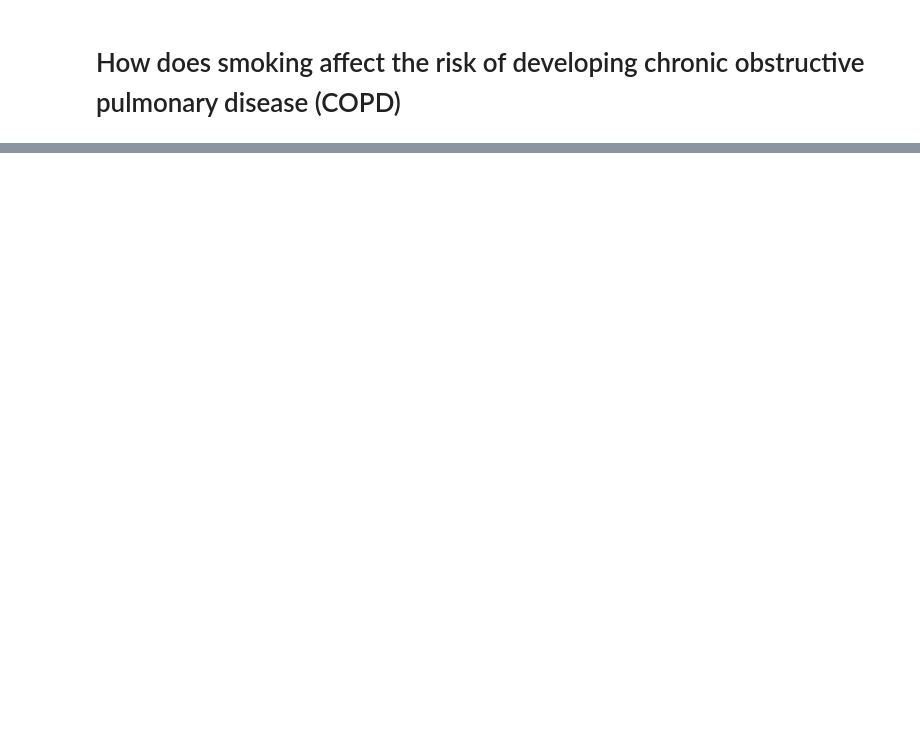
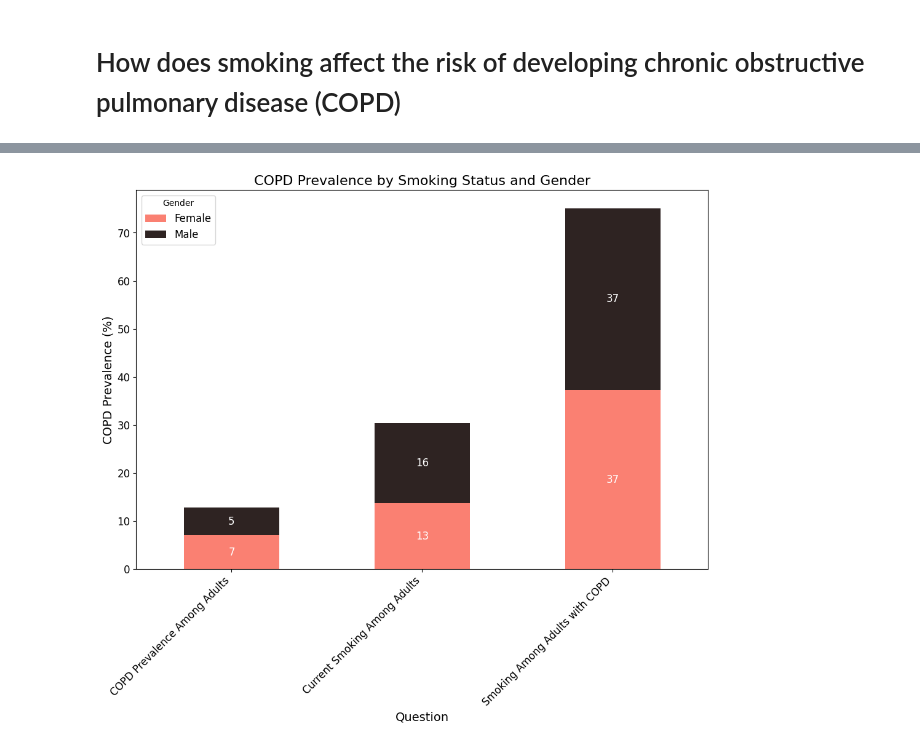
Before and after one commit to DWallace740/project3team11, a Jupyter notebook: Individual Notebooks/VictoriaNotebook.ipynb, the cells around one changed output, grey strips where cells are left out. Saved outputs shown, nothing was run; the diff lists cells and outputs as text; code cells hidden in the pictures; blank space fills up the shorter version.

```diff
--- a/Individual Notebooks/VictoriaNotebook.ipynb
+++ b/Individual Notebooks/VictoriaNotebook.ipynb
@@ -337,0 +350,62 @@ plt.show()
+# %%
+import matplotlib.pyplot as plt
+import seaborn as sns
+import pandas as pd
+
+# Assuming 'smoking_copd_data' is your DataFrame with the necessary data
+# Filter data to exclude 'Unknown' sex and only include relevant questions
+smoking_copd_data = smoking_copd_data[smoking_copd_data['Sex'] != 'Unknown']
+
+# Filter to include only specific questions
+filtered_data = smoking_copd_data[smoking_copd_data['Reworded Question'].isin([
+    'Current Smoking Among Adults',
+    'Smoking Among Adults with COPD',
+    'COPD Prevalence Among Adults'
+])]
+
+# Group the data by 'Reworded Question' and 'Sex', and calculate the mean COPD prevalence for each group
+grouped_data = filtered_data.groupby(['Reworded Question', 'Sex'])['Value'].mean().reset_index()
+
+# Create a pivot table to have questions on the x-axis and different sexes as columns
+pivot_data = grouped_data.pivot_table(index='Reworded Question', columns='Sex', values='Value', aggfunc='mean', fill_value=0)
+
+# Plotting the stacked bar chart with 'Question' on x-axis and 'Sex' in legend
+ax = pivot_data.plot(kind='bar', stacked=True, figsize=(12, 8), colormap=sns.color_palette("dark:salmon_r", as_cmap=True))
+
+# Add numbers (whole numbers) above the bars with white lettering in the center of the bar
+for p in ax.patches:
+    height = p.get_height()
+    width = p.get_width()
+    x_position = p.get_x() + width / 2  # Center the text horizontally
+    y_position = p.get_y() + height / 2  # Center the text vertically (middle of the bar)
+
+    # Add text above each bar with white color and centered in the middle
+    ax.text(
+        x_position,  # X position (center of the bar)
+        y_position,  # Y position (middle of the bar)
+        f'{int(height)}',  # Display the height as a whole number
+        ha='center',  # Horizontal alignment (so text is centered)
+        va='center',  # Vertical alignment (so text is centered)
+        fontsize=12,  # Font size for the numbers
+        color='white'  # Text color set to white
+    )
+
+# Set plot labels and title
+plt.title('COPD Prevalence by Smoking Status and Gender', fontsize=16)
+plt.xlabel('Question', fontsize=14)
+plt.ylabel('COPD Prevalence (%)', fontsize=14)
+
+# Rotate x-axis labels for better readability
+plt.xticks(rotation=45, ha='right', fontsize=12)
+plt.yticks(fontsize=12)
+
+# Show the legend with appropriate labels for Sex
+plt.legend(title='Gender', fontsize=12)
+
+# Save the plot as a PNG image
+plt.savefig('../Output/VM_Stacked_BarChart2.png', dpi=300, bbox_inches='tight')
+
+# Show the plot
+plt.show()
+# %% [output]
+[figure, added]
```
Also changed, not shown: parts of 17 cells of this notebook, 8 other files.
